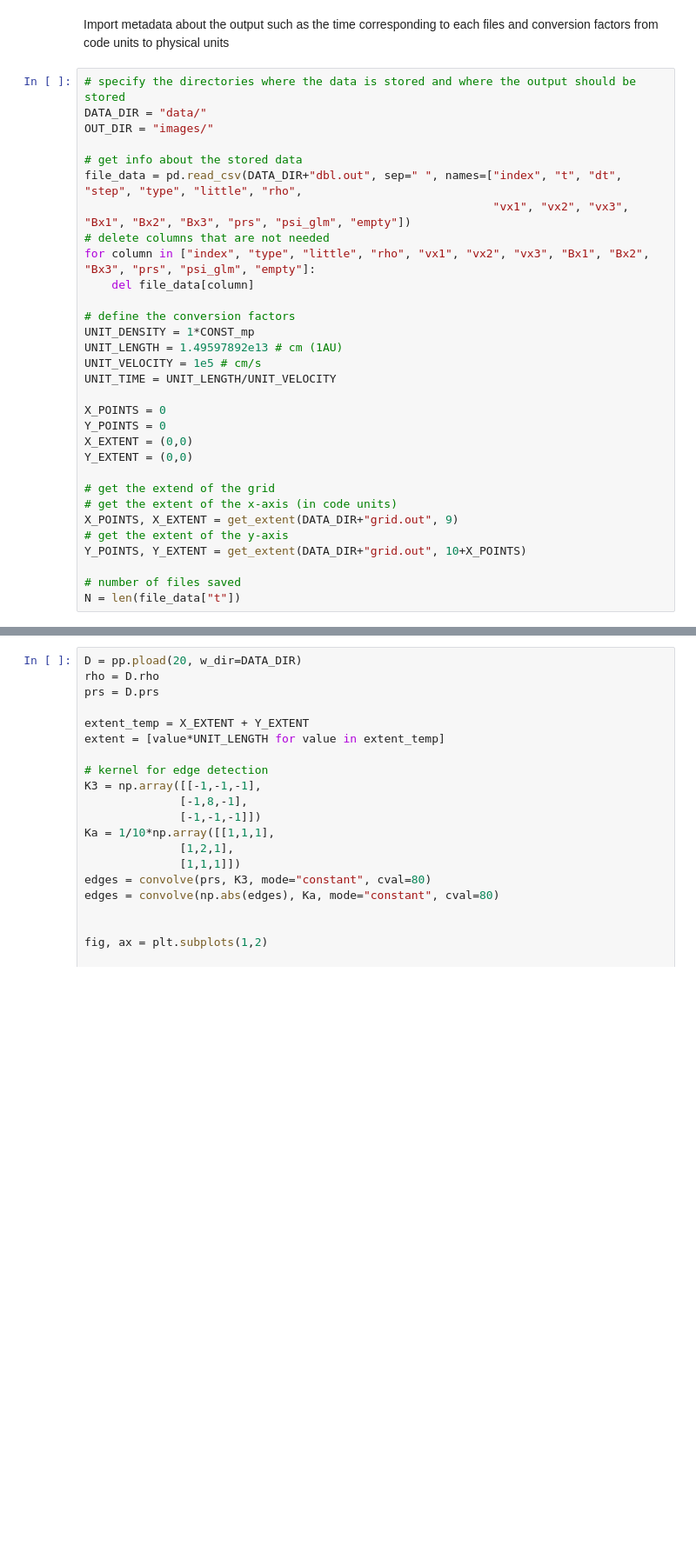
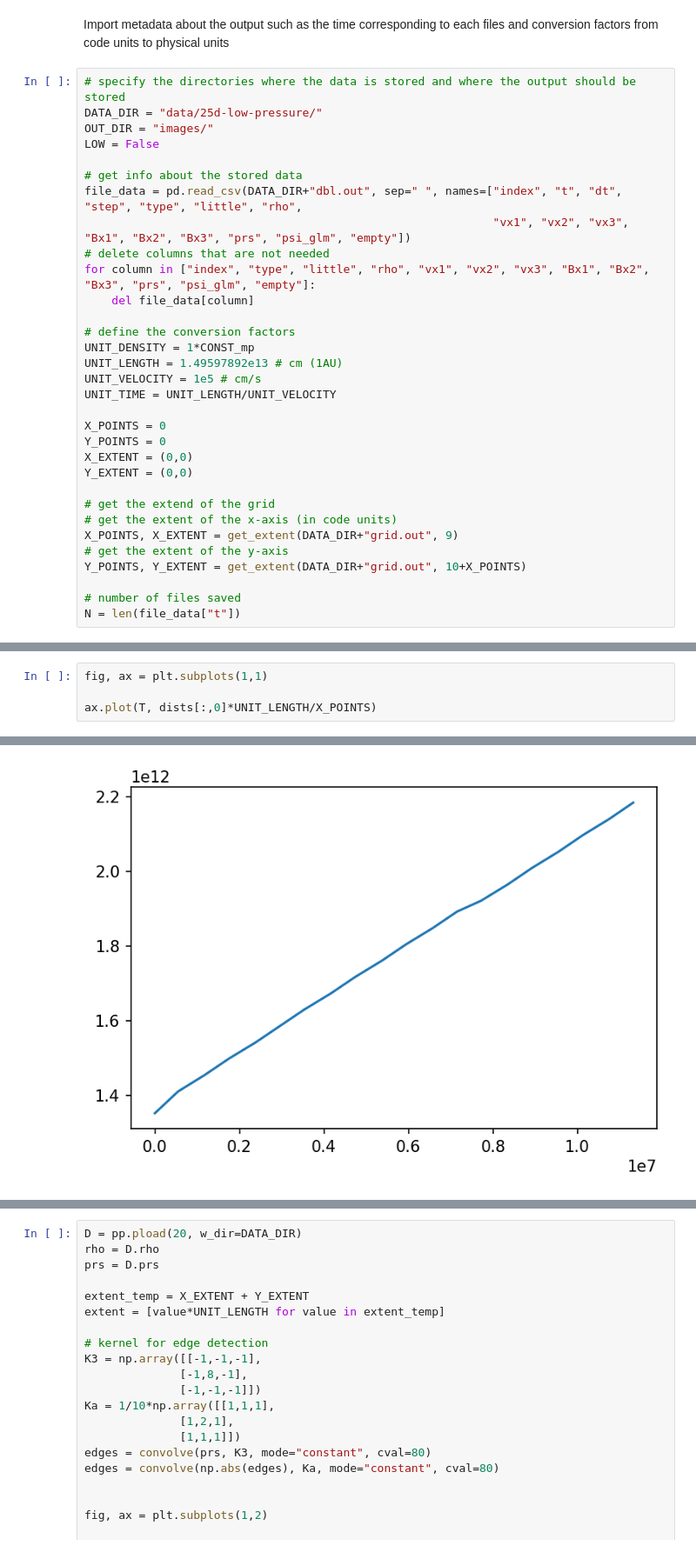
Before and after one commit to Cubedsheep/bachproef-wis-T2, a Jupyter notebook: HD_blastwave/HD-blast.ipynb, the cells around one changed output, grey strips where cells are left out. Shown: that part at 87% size. Drawn from its saved outputs; the diff is of its cells as text; blank space fills up the shorter version.

```diff
--- a/HD_blastwave/HD-blast.ipynb
+++ b/HD_blastwave/HD-blast.ipynb
@@ -51,8 +51,9 @@ def get_extent(file, firstline):
 Import metadata about the output such as the time corresponding to each files and conversion factors from code units to physical units
 # %%
 # specify the directories where the data is stored and where the output should be stored
-DATA_DIR = "data/"
+DATA_DIR = "data/25d-low-pressure/"
 OUT_DIR = "images/"
+LOW = False
 
 # get info about the stored data
 file_data = pd.read_csv(DATA_DIR+"dbl.out", sep=" ", names=["index", "t", "dt", "step", "type", "little", "rho",
@@ -84,0 +280,5 @@ N = len(file_data["t"])
+# %%
+fig, ax = plt.subplots(1,1)
+
+ax.plot(T, dists[:,0]*UNIT_LENGTH/X_POINTS)
+# %% [output]
@@ -84,0 +286 @@ N = len(file_data["t"])
+[figure, added]
```
Also changed, not shown: parts of 11 cells of this notebook, 54 other files.
